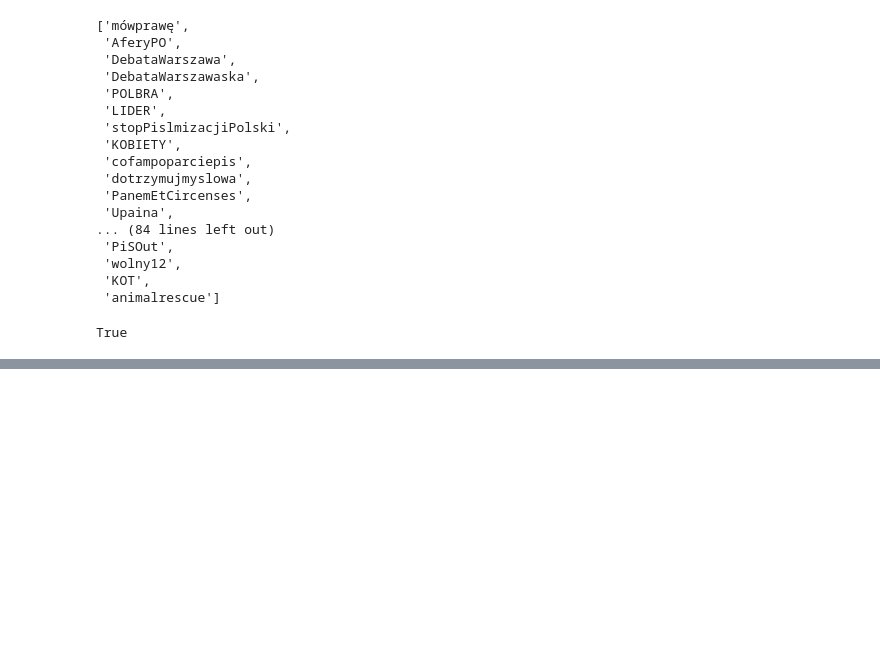
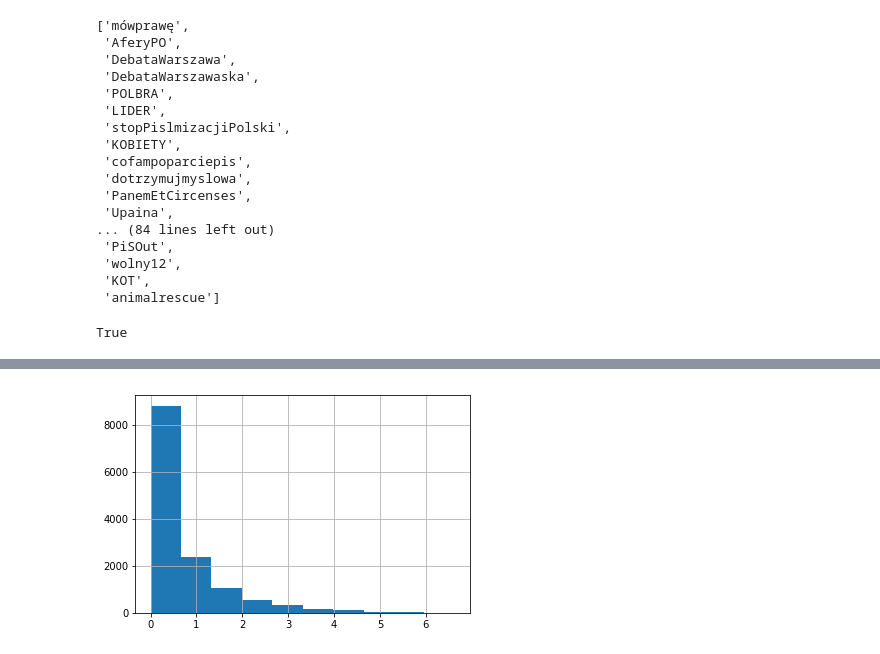
Before and after one commit to data-boars/hashtag-recommendation-project, a Jupyter notebook: notebooks/Recommendation method DEV.ipynb, the cells around one changed output, grey strips where cells are left out. Cells and saved outputs as stored; diff of their text form; code cells hidden in the pictures; blank space fills up the shorter version.

```diff
--- a/notebooks/Recommendation method DEV.ipynb
+++ b/notebooks/Recommendation method DEV.ipynb
@@ -294,0 +408,6 @@ True
+# %%
+import matplotlib.pyplot as plt
+np.log1p(hashtags.mean_retweets).hist(bins=10)
+plt.show()
+# %% [output]
+[figure, added]
```
Also changed, not shown: parts of 14 cells of this notebook, 1 other file.
